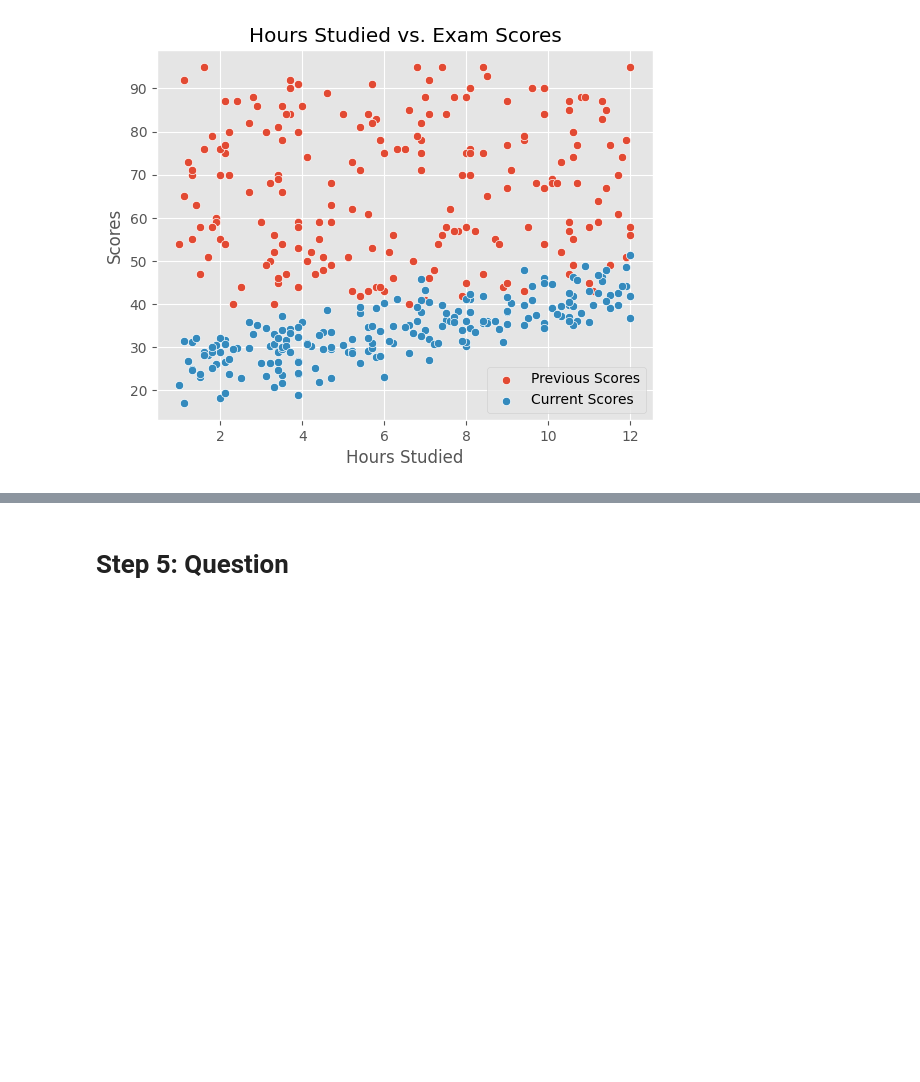
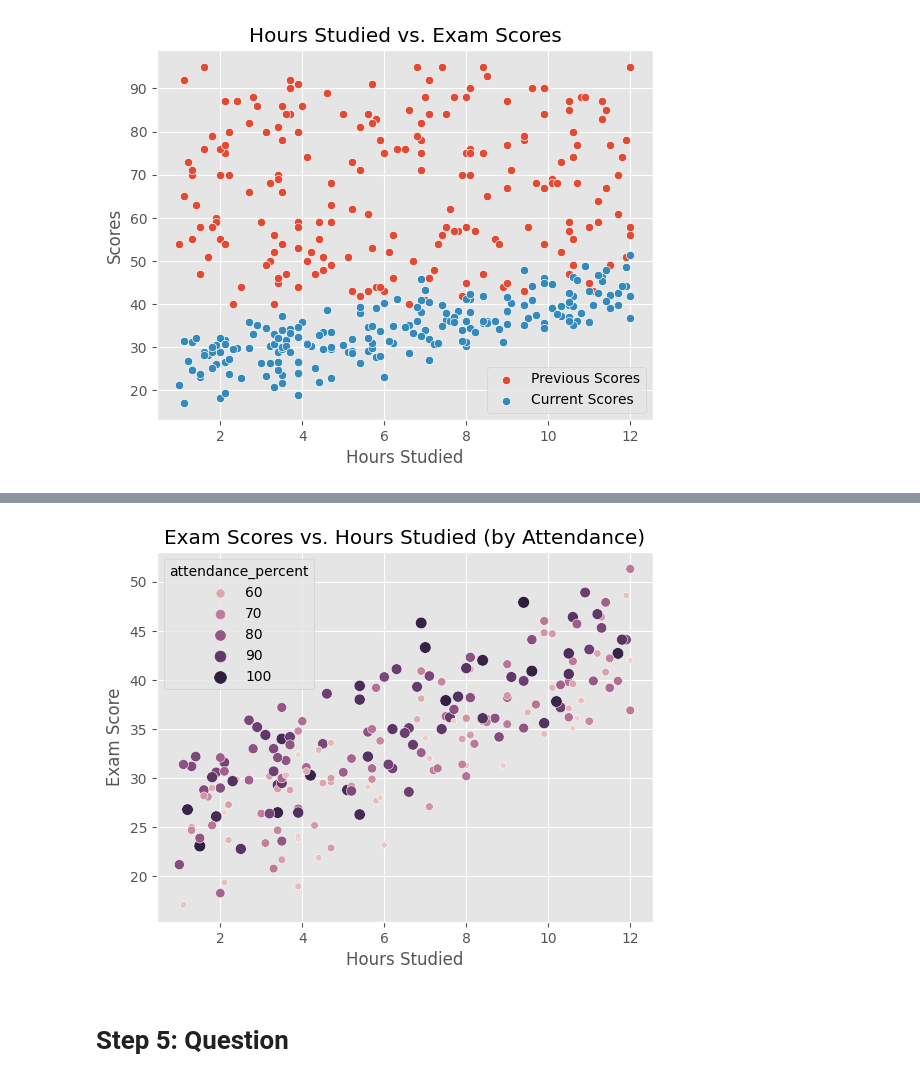
Before and after one commit to BaSalami01/student-academic-performance-analysis, a Jupyter notebook: student-academic-performance-analysis.ipynb, the cells around one changed output, grey strips where cells are left out. Drawn from its saved outputs; the diff is of its cells as text; code cells hidden in the pictures; blank space fills up the shorter version.

```diff
--- a/student-academic-performance-analysis.ipynb
+++ b/student-academic-performance-analysis.ipynb
@@ -231,3 +231,15 @@ plt.show()
+# %%
+ax = sns.scatterplot(x='hours_studied',
+                     y='exam_score',
+                     hue='attendance_percent',
+                     size='attendance_percent',
+                     data=df)
+ax.set_title('Exam Scores vs. Hours Studied (by Attendance)')
+ax.set_xlabel('Hours Studied')
+ax.set_ylabel('Exam Score')
+plt.show()
+# %% [output]
+[figure, added]
 # %% [markdown]
 # **Step 5: Question**
 # %% [markdown]
```
Also changed, not shown: parts of 2 cells of this notebook.
